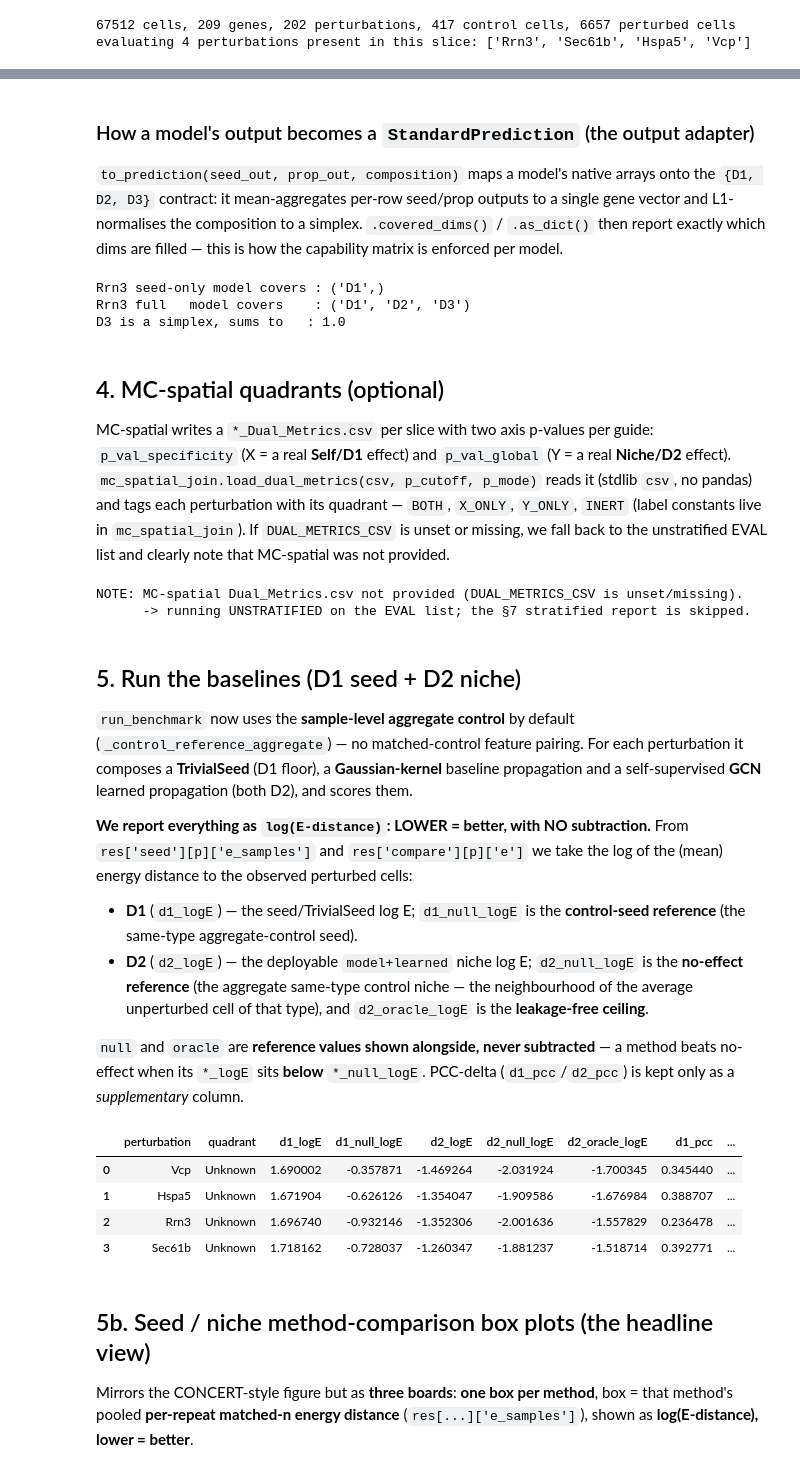
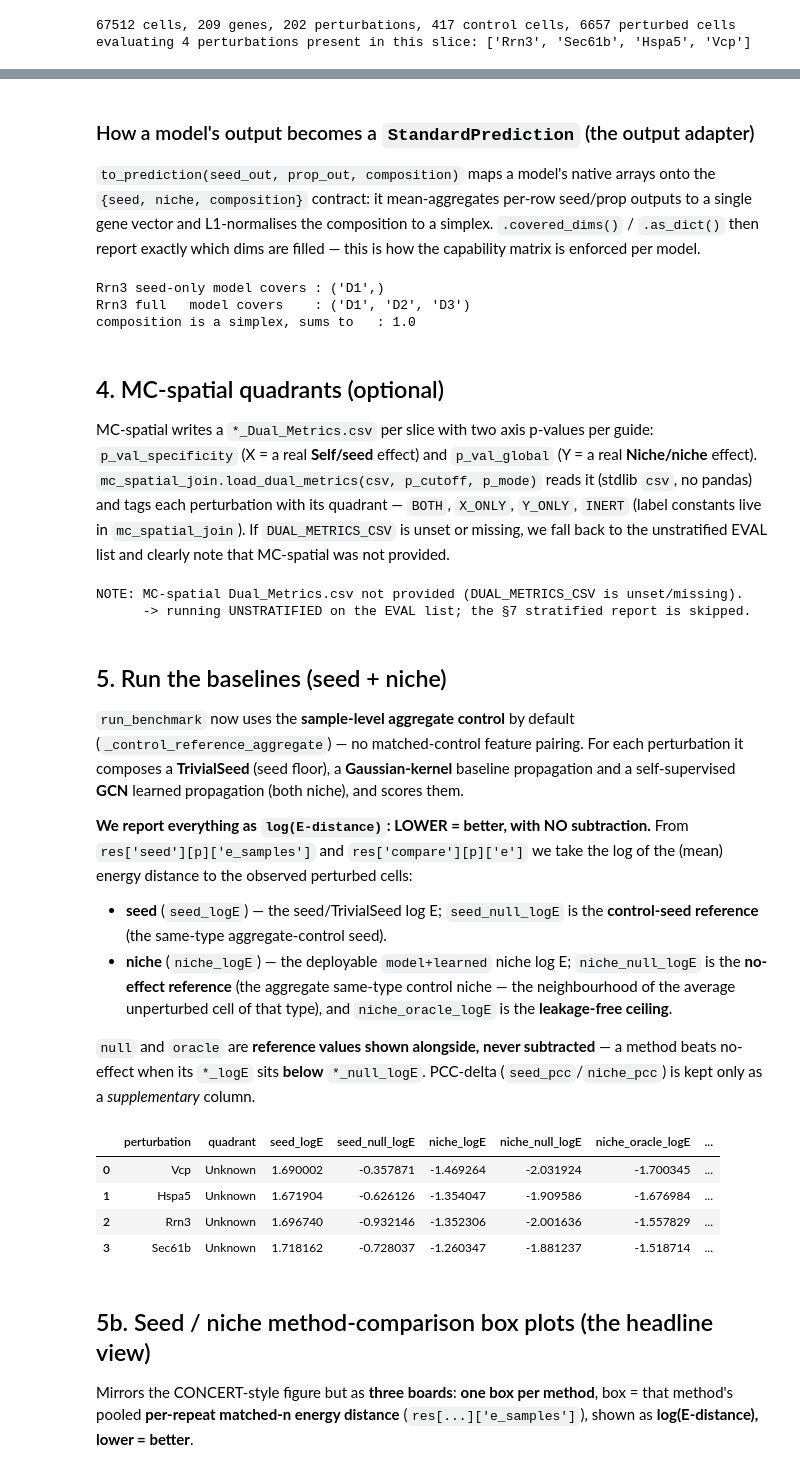
Before and after one commit to cz3900/sp-perturb-benchmark, a Jupyter notebook: notebooks/run_benchmark.executed.ipynb, the cells around one changed output, grey strips where cells are left out. Cells and saved outputs as stored; diff of their text form; code cells hidden in the pictures.

```diff
--- a/notebooks/run_benchmark.executed.ipynb
+++ b/notebooks/run_benchmark.executed.ipynb
@@ -117,6 +117,6 @@ niche composition (D3): (67512, 9) -> 9 cell types; row sums ~ 1.0
 # %% [markdown]
 ### How a model's output becomes a `StandardPrediction` (the output adapter)
-`to_prediction(seed_out, prop_out, composition)` maps a model's native arrays onto the `{D1, D2, D3}` contract: it mean-aggregates per-row seed/prop outputs to a single gene vector and L1-normalises the composition to a simplex. `.covered_dims()` / `.as_dict()` then report exactly which dims are filled — this is how the capability matrix is enforced per model.
+`to_prediction(seed_out, prop_out, composition)` maps a model's native arrays onto the `{seed, niche, composition}` contract: it mean-aggregates per-row seed/prop outputs to a single gene vector and L1-normalises the composition to a simplex. `.covered_dims()` / `.as_dict()` then report exactly which dims are filled — this is how the capability matrix is enforced per model.
 # %%
 # Illustration on one perturbation's cells (no scoring here — just the contract).
 p0 = EVAL[0]
@@ -124,18 +124,18 @@ centers0 = np.where(data.perturbation == p0)[0]
 seed_out0 = data.X[centers0]                         # stand-in seed rows (m, G)
 comp0 = comp[centers0].mean(0)                       # mean neighbourhood composition (C,)
 
-pred_seed_only = to_prediction(seed_out=seed_out0)                  # a D1-only model (e.g. scGEN)
+pred_seed_only = to_prediction(seed_out=seed_out0)                  # a seed-only model (e.g. scGEN)
 pred_full      = to_prediction(seed_out=seed_out0, prop_out=seed_out0, composition=comp0)
 print(p0, 'seed-only model covers :', pred_seed_only.covered_dims())
 print(p0, 'full   model covers    :', pred_full.covered_dims())
-print('D3 is a simplex, sums to   :', round(float(pred_full.d3.sum()), 6))
+print('composition is a simplex, sums to   :', round(float(pred_full.d3.sum()), 6))
 # %% [output]
 Rrn3 seed-only model covers : ('D1',)
 Rrn3 full   model covers    : ('D1', 'D2', 'D3')
-D3 is a simplex, sums to   : 1.0
+composition is a simplex, sums to   : 1.0
 # %% [markdown]
 ## 4. MC-spatial quadrants (optional)
-MC-spatial writes a `*_Dual_Metrics.csv` per slice with two axis p-values per guide: `p_val_specificity` (X = a real **Self/D1** effect) and `p_val_global` (Y = a real **Niche/D2** effect). `mc_spatial_join.load_dual_metrics(csv, p_cutoff, p_mode)` reads it (stdlib `csv`, no pandas) and tags each perturbation with its quadrant — `BOTH`, `X_ONLY`, `Y_ONLY`, `INERT` (label constants live in `mc_spatial_join`). If `DUAL_METRICS_CSV` is unset or missing, we fall back to the unstratified EVAL list and clearly note that MC-spatial was not provided.
+MC-spatial writes a `*_Dual_Metrics.csv` per slice with two axis p-values per guide: `p_val_specificity` (X = a real **Self/seed** effect) and `p_val_global` (Y = a real **Niche/niche** effect). `mc_spatial_join.load_dual_metrics(csv, p_cutoff, p_mode)` reads it (stdlib `csv`, no pandas) and tags each perturbation with its quadrant — `BOTH`, `X_ONLY`, `Y_ONLY`, `INERT` (label constants live in `mc_spatial_join`). If `DUAL_METRICS_CSV` is unset or missing, we fall back to the unstratified EVAL list and clearly note that MC-spatial was not provided.
 # %%
 QUADRANT_OF = {}        # perturbation -> quadrant label (empty => no MC-spatial labels)
 HAVE_MC = bool(DUAL_METRICS_CSV) and Path(DUAL_METRICS_CSV).exists()
@@ -156,50 +156,50 @@ else:
 NOTE: MC-spatial Dual_Metrics.csv not provided (DUAL_METRICS_CSV is unset/missing).
       -> running UNSTRATIFIED on the EVAL list; the §7 stratified report is skipped.
 # %% [markdown]
-## 5. Run the baselines (D1 seed + D2 niche)
-`run_benchmark` now uses the **sample-level aggregate control** by default (`_control_reference_aggregate`) — no matched-control feature pairing. For each perturbation it composes a **TrivialSeed** (D1 floor), a **Gaussian-kernel** baseline propagation and a self-supervised **GCN** learned propagation (both D2), and scores them.
+## 5. Run the baselines (seed + niche)
+`run_benchmark` now uses the **sample-level aggregate control** by default (`_control_reference_aggregate`) — no matched-control feature pairing. For each perturbation it composes a **TrivialSeed** (seed floor), a **Gaussian-kernel** baseline propagation and a self-supervised **GCN** learned propagation (both niche), and scores them.
 
 **We report everything as `log(E-distance)`: LOWER = better, with NO subtraction.** From `res['seed'][p]['e_samples']` and `res['compare'][p]['e']` we take the log of the (mean) energy distance to the observed perturbed cells:
-- **D1** (`d1_logE`) — the seed/TrivialSeed log E; `d1_null_logE` is the **control-seed reference** (the same-type aggregate-control seed).
-- **D2** (`d2_logE`) — the deployable `model+learned` niche log E; `d2_null_logE` is the **no-effect reference** (the aggregate same-type control niche — the neighbourhood of the average unperturbed cell of that type), and `d2_oracle_logE` is the **leakage-free ceiling**.
+- **seed** (`seed_logE`) — the seed/TrivialSeed log E; `seed_null_logE` is the **control-seed reference** (the same-type aggregate-control seed).
+- **niche** (`niche_logE`) — the deployable `model+learned` niche log E; `niche_null_logE` is the **no-effect reference** (the aggregate same-type control niche — the neighbourhood of the average unperturbed cell of that type), and `niche_oracle_logE` is the **leakage-free ceiling**.
 
-`null` and `oracle` are **reference values shown alongside, never subtracted** — a method beats no-effect when its `*_logE` sits **below** `*_null_logE`. PCC-delta (`d1_pcc`/`d2_pcc`) is kept only as a *supplementary* column.
+`null` and `oracle` are **reference values shown alongside, never subtracted** — a method beats no-effect when its `*_logE` sits **below** `*_null_logE`. PCC-delta (`seed_pcc`/`niche_pcc`) is kept only as a *supplementary* column.
 # %%
 res = run_benchmark(data, perturbations=EVAL, k=K_GRAPH, k_ref=K_REF,
                     gcn_kwargs={'hidden': 64, 'epochs': 30})
 
 # Everything below is reported as log(E-distance): LOWER = better, NO subtraction.
 # null (no-effect aggregate-control niche) and oracle (leakage-free ceiling) are
 # REFERENCE values shown alongside, never subtracted. PCC-delta is supplementary.
 def _seed_logE(e_list):
     """log of the mean per-repeat seed E (guard mean>0, else nan)."""
     m = float(np.nanmean(e_list)) if len(e_list) else float('nan')
     return np.log(m) if m > 0 else float('nan')
 
 rows = []
 for p in EVAL:
     s = res['seed'][p]; c = res['compare'][p]
     es = s.get('e_samples', {})
     rows.append(dict(
         perturbation=p,
         quadrant=QUADRANT_OF.get(p, mcj.UNKNOWN),
-        d1_logE=_seed_logE(es.get('model', [])),            # D1 seed (TrivialSeed) log E
-        d1_null_logE=_seed_logE(es.get('null', [])),        # D1 control-seed reference
-        d2_logE=np.log(c['e']['model+learned']),            # D2 niche (deployable) log E
-        d2_null_logE=np.log(c['e']['null']),                # D2 no-effect reference
-        d2_oracle_logE=(np.log(c['e']['oracle']) if 'oracle' in c['e'] else float('nan')),  # D2 ceiling ref
-        d1_pcc=s['pcc_delta'], d2_pcc=c['pcc']['model+learned'],  # supplementary (PCC-delta)
+        seed_logE=_seed_logE(es.get('model', [])),          # seed (TrivialSeed) log E
+        seed_null_logE=_seed_logE(es.get('null', [])),      # seed control-seed reference
+        niche_logE=np.log(c['e']['model+learned']),         # niche (deployable) log E
+        niche_null_logE=np.log(c['e']['null']),             # niche no-effect reference
+        niche_oracle_logE=(np.log(c['e']['oracle']) if 'oracle' in c['e'] else float('nan')),  # niche ceiling ref
+        seed_pcc=s['pcc_delta'], niche_pcc=c['pcc']['model+learned'],  # supplementary (PCC-delta)
         leak_ok=res['leakage_pass'][p],
     ))
-# Sort by D2 log E ascending (lower = better); null/oracle columns are references, not scores.
-base_df = pd.DataFrame(rows).sort_values('d2_logE', ascending=True).reset_index(drop=True)
+# Sort by niche log E ascending (lower = better); null/oracle columns are references, not scores.
+base_df = pd.DataFrame(rows).sort_values('niche_logE', ascending=True).reset_index(drop=True)
 base_df
 # %% [output]
-|  | perturbation | quadrant | d1_logE | d1_null_logE | d2_logE | d2_null_logE | d2_oracle_logE | d1_pcc | ... |
-| 0 | Vcp | Unknown | 1.690002 | -0.357871 | -1.469264 | -2.031924 | -1.700345 | 0.345440 | ... |
-| 1 | Hspa5 | Unknown | 1.671904 | -0.626126 | -1.354047 | -1.909586 | -1.676984 | 0.388707 | ... |
-| 2 | Rrn3 | Unknown | 1.696740 | -0.932146 | -1.352306 | -2.001636 | -1.557829 | 0.236478 | ... |
-| 3 | Sec61b | Unknown | 1.718162 | -0.728037 | -1.260347 | -1.881237 | -1.518714 | 0.392771 | ... |
+|  | perturbation | quadrant | seed_logE | seed_null_logE | niche_logE | niche_null_logE | niche_oracle_logE | ... |
+| 0 | Vcp | Unknown | 1.690002 | -0.357871 | -1.469264 | -2.031924 | -1.700345 | ... |
+| 1 | Hspa5 | Unknown | 1.671904 | -0.626126 | -1.354047 | -1.909586 | -1.676984 | ... |
+| 2 | Rrn3 | Unknown | 1.696740 | -0.932146 | -1.352306 | -2.001636 | -1.557829 | ... |
+| 3 | Sec61b | Unknown | 1.718162 | -0.728037 | -1.260347 | -1.881237 | -1.518714 | ... |
 # %% [markdown]
 ## 5b. Seed / niche method-comparison box plots (the headline view)
 Mirrors the CONCERT-style figure but as **three boards**: **one box per method**, box = that method's pooled **per-repeat matched-n energy distance** (`res[...]['e_samples']`), shown as **log(E-distance), lower = better**.
```
Also changed, not shown: parts of 16 cells of this notebook, 1 other file.
